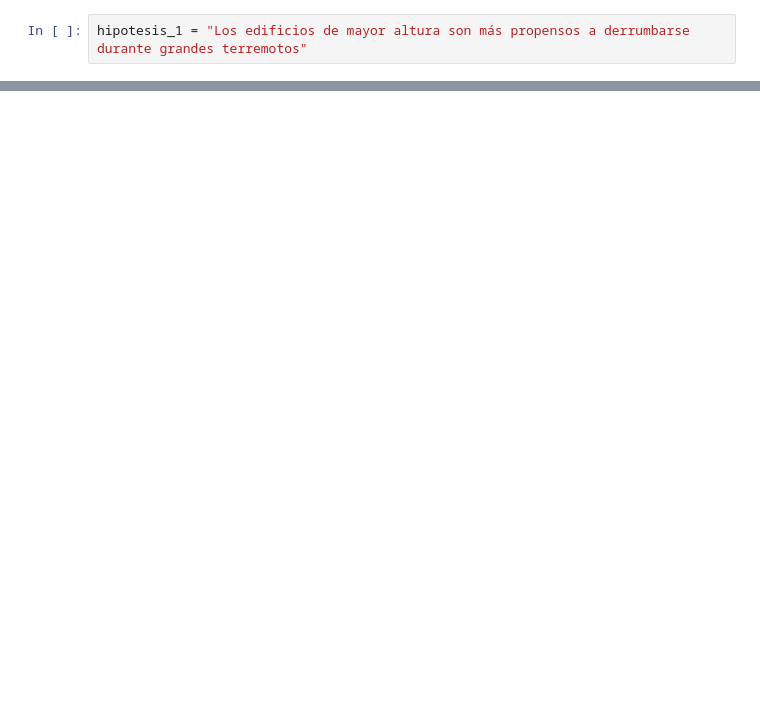
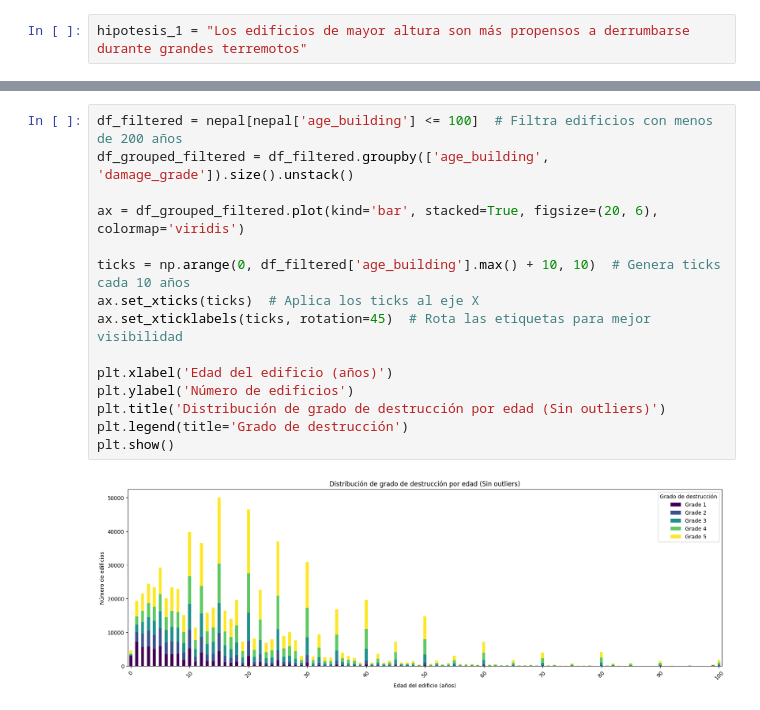
Before and after one commit to InigoLopez1999/ProyectoEDA_Inigo, a Jupyter notebook: Estudio hipótesis.ipynb, the cells around one changed output, grey strips where cells are left out. Drawn from its saved outputs; the diff is of its cells as text; blank space fills up the shorter version.

Commit message:
grafica edad-grado

```diff
--- a/Estudio hipótesis.ipynb
+++ b/Estudio hipótesis.ipynb
@@ -31,0 +47,17 @@ KeyError: 'district_name'
+# %%
+df_filtered = nepal[nepal['age_building'] <= 100]  # Filtra edificios con menos de 200 años
+df_grouped_filtered = df_filtered.groupby(['age_building', 'damage_grade']).size().unstack()
+
+ax = df_grouped_filtered.plot(kind='bar', stacked=True, figsize=(20, 6), colormap='viridis')
+
+ticks = np.arange(0, df_filtered['age_building'].max() + 10, 10)  # Genera ticks cada 10 años
+ax.set_xticks(ticks)  # Aplica los ticks al eje X
+ax.set_xticklabels(ticks, rotation=45)  # Rota las etiquetas para mejor visibilidad
+
+plt.xlabel('Edad del edificio (años)')
+plt.ylabel('Número de edificios')
+plt.title('Distribución de grado de destrucción por edad (Sin outliers)')
+plt.legend(title='Grado de destrucción')
+plt.show()
+# %% [output]
+[figure, added]
```
Also changed, not shown: parts of 5 cells of this notebook.
